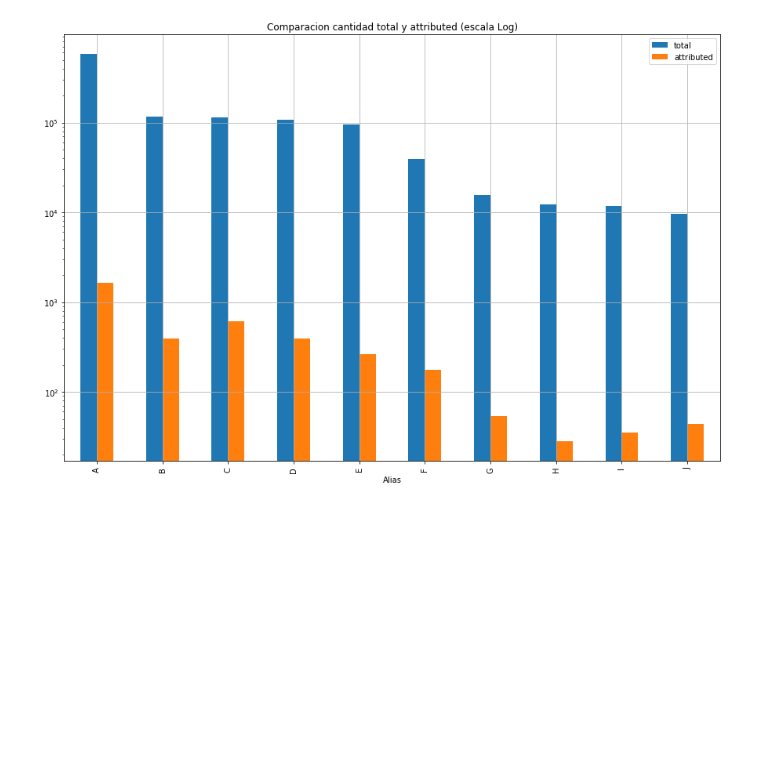
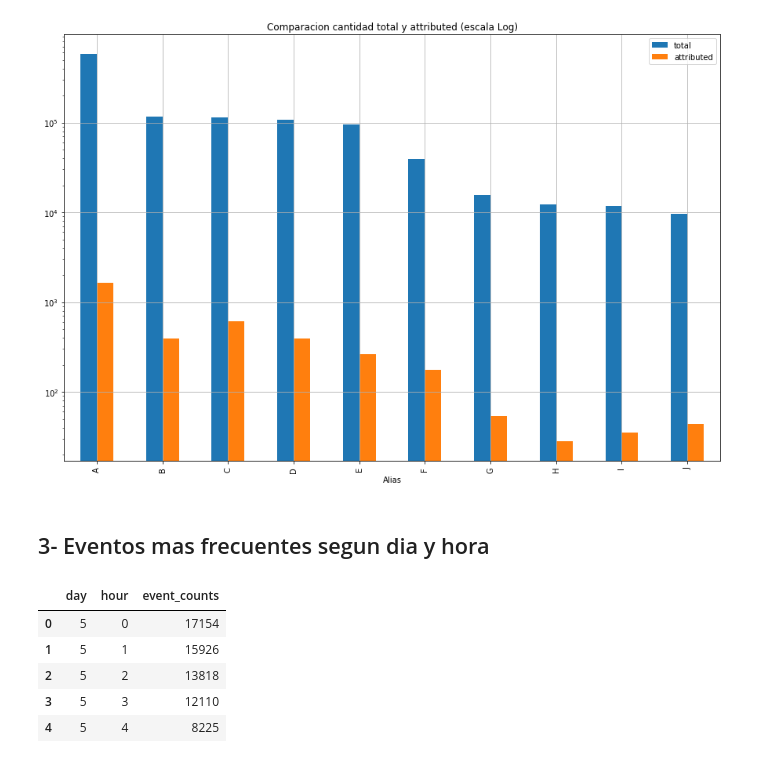
Before and after one commit to sberoch/Datos, a Jupyter notebook: events.ipynb, the cells around one changed output. Saved outputs shown, nothing was run; the diff lists cells and outputs as text; code cells hidden in the pictures; blank space fills up the shorter version.

Commit message:
Planteo events segun dia y hora

```diff
--- a/events.ipynb
+++ b/events.ipynb
@@ -112,3 +112,21 @@ grph3 = events_graficable2.plot.bar( x='Alias',figsize = (15,10), grid = True, t
 grph3.set_yscale('log')
 # %% [output]
 [figure]
+# %% [markdown]
+## 3- Eventos mas frecuentes segun dia y hora
+# %%
+events['date'] = pd.to_datetime(events['date'])
+events['hour'] = events.date.dt.hour
+events['day'] = events.date.dt.day
+# %%
+events_day_hour = events.groupby(['day','hour']).agg({'event_id':'count'})
+events_day_hour = events_day_hour.reset_index()
+events_day_hour = events_day_hour.rename(columns={'event_id':'event_counts'})
+events_day_hour.head()
+# %% [output]
+|  | day | hour | event_counts |
+| 0 | 5 | 0 | 17154 |
+| 1 | 5 | 1 | 15926 |
+| 2 | 5 | 2 | 13818 |
+| 3 | 5 | 3 | 12110 |
+| 4 | 5 | 4 | 8225 |
```
Also changed, not shown: parts of 1 cell of this notebook.
